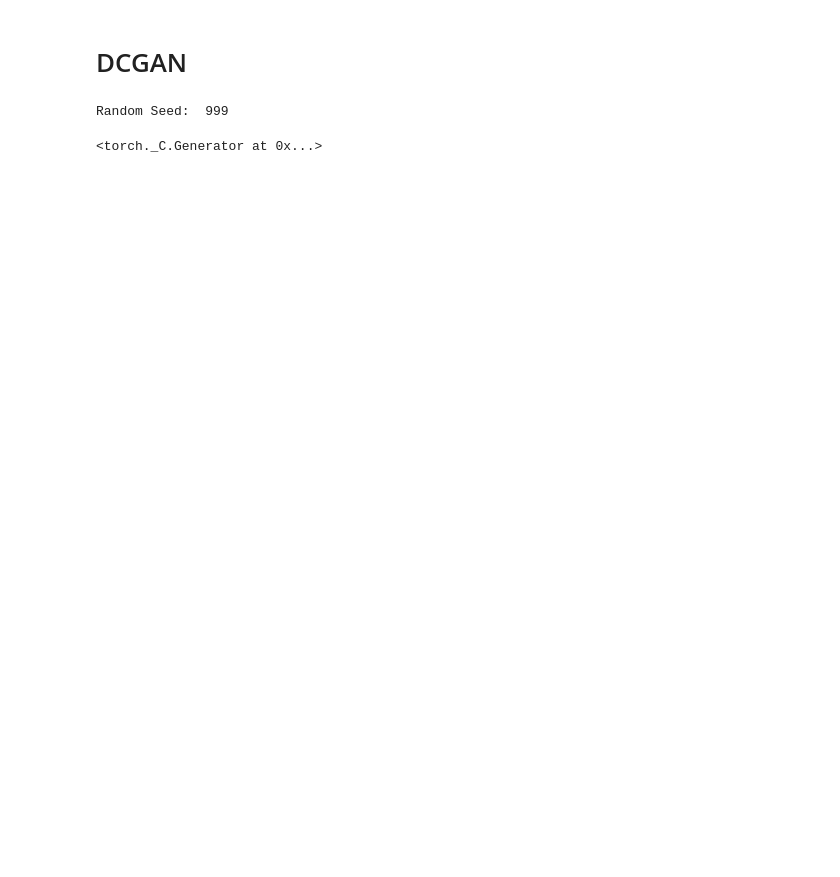
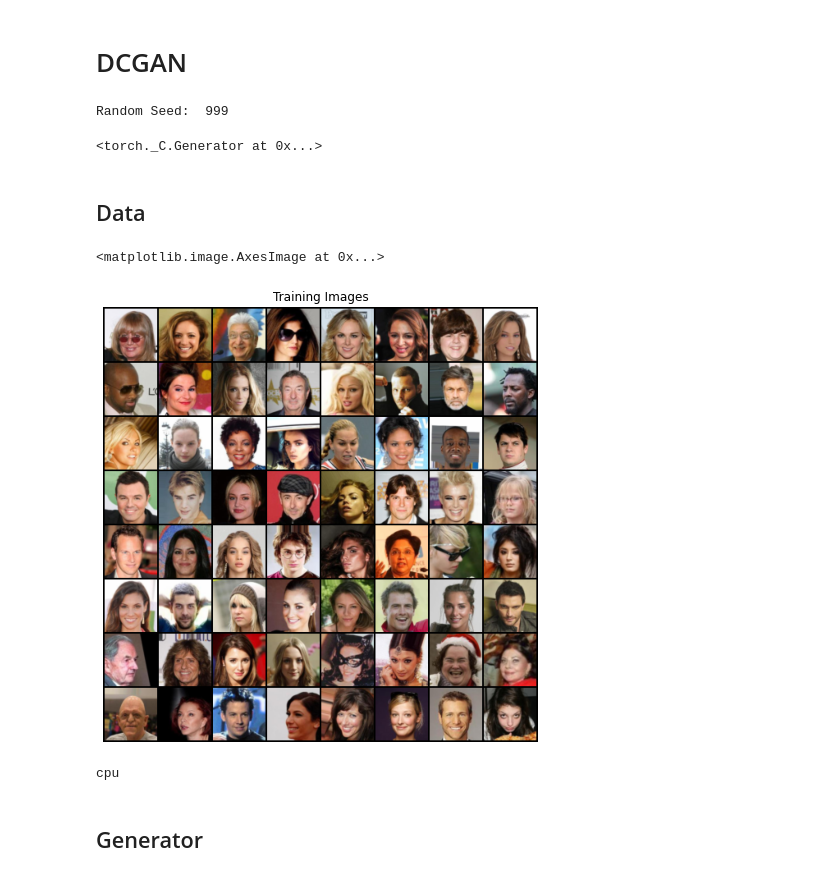
Before and after one commit to Sasafrass/GANs, a Jupyter notebook: DCGAN/DCGAN.ipynb, the cells around one changed output. Drawn from its saved outputs; the diff is of its cells as text; code cells hidden in the pictures; blank space fills up the shorter version.

```diff
--- a/DCGAN/DCGAN.ipynb
+++ b/DCGAN/DCGAN.ipynb
@@ -66,6 +66,8 @@ beta1 = 0.5
 
 # Number of GPUs available. Use 0 for CPU mode.
 ngpu = 1
+# %% [markdown]
+## Data
 # %%
 # Create dataset by using ImageFolder class
 dataset = dset.ImageFolder(root=dataroot,
@@ -79,0 +80,22 @@ dataset = dset.ImageFolder(root=dataroot,
+# %%
+# Create the dataloader
+dataloader = torch.utils.data.DataLoader(dataset, batch_size=batch_size,
+                                         shuffle=True, num_workers=workers)
+
+# Decide which device we want to run on
+device = torch.device("cuda:0" if (torch.cuda.is_available() and ngpu > 0) else "cpu")
+
+# Plot some training images
+real_batch = next(iter(dataloader))
+plt.figure(figsize=(8,8))
+plt.axis("off")
+plt.title("Training Images")
+plt.imshow(np.transpose(vutils.make_grid(real_batch[0].to(device)[:64], padding=2, normalize=True).cpu(),(1,2,0)))
+# %% [output]
+<matplotlib.image.AxesImage at 0x...>
+[figure, added]
+# %%
+device = torch.device("cuda:0" if (torch.cuda.is_available() and ngpu > 0) else "cpu")
+print(device)
+# %% [output]
+cpu
@@ -79,0 +111,2 @@ dataset = dset.ImageFolder(root=dataroot,
+# %% [markdown]
+## Generator
```
Also changed, not shown: parts of 11 cells of this notebook.
